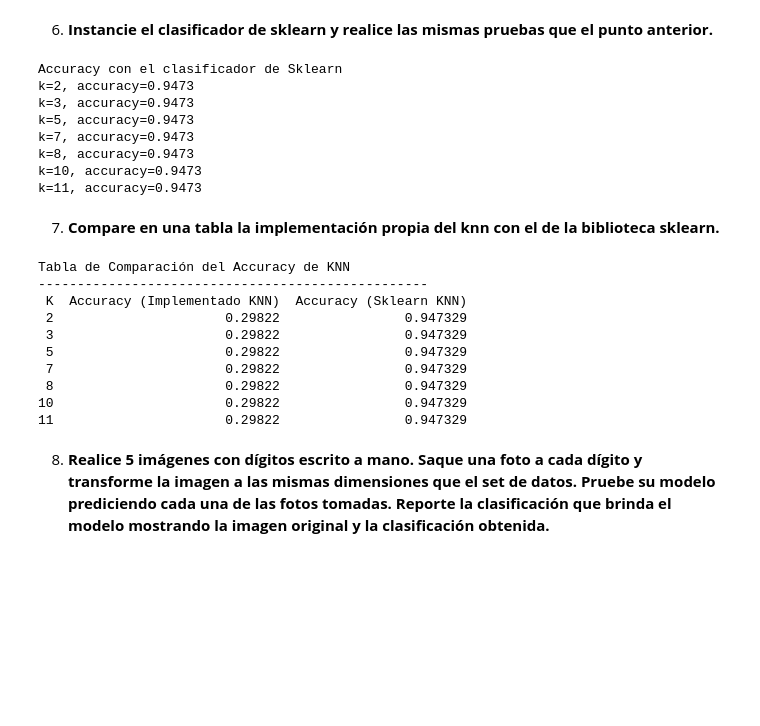
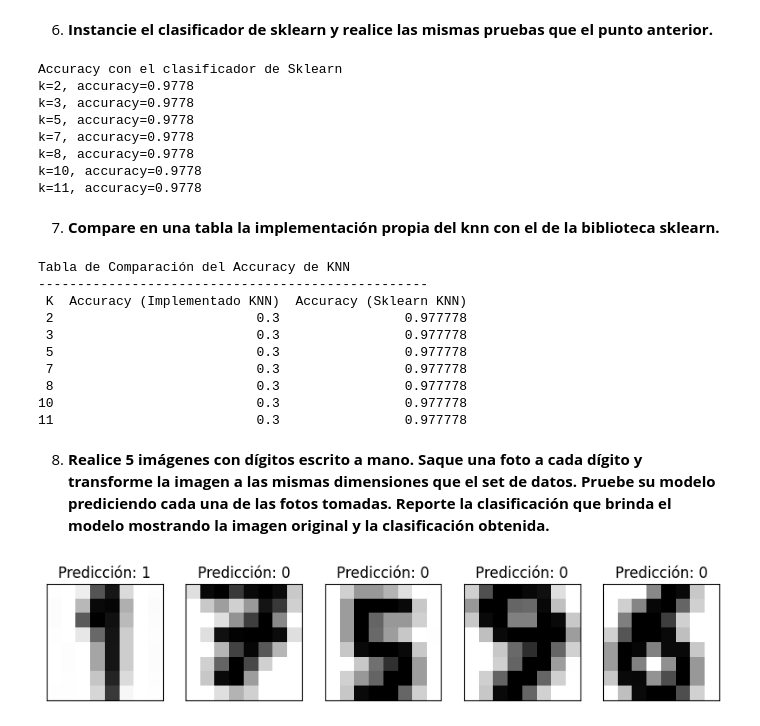
Before and after one commit to JuanPabloRodriguezC/rec_patrones_lab, a Jupyter notebook: Laboratorio2/laboratorio2.ipynb, the cells around one changed output. Drawn from its saved outputs; the diff is of its cells as text; code cells hidden in the pictures; blank space fills up the shorter version.

Commit message:
Digitos escritos a mano

```diff
--- a/Laboratorio2/laboratorio2.ipynb
+++ b/Laboratorio2/laboratorio2.ipynb
@@ -290,7 +288,7 @@ if isinstance(X, pd.DataFrame):
     y = y.to_numpy()
 
 X_train, X_test, y_train, y_test = train_test_split(\
-                X, y, test_size=0.75,stratify=y, random_state=45)
+                X, y, test_size=0.25,stratify=y, random_state=45)
 # %% [markdown]
 5. **Instancie su propia implementación de KNN y pruebe el clasificador (k=2,3,5,7,8,10,11) con el set datos solicitados (note que son 10 clases). Muestre el accuracy con el método normal y con el método de distancia implementado por cada grupo.**
 # %%
@@ -349,13 +347,13 @@ for k in [2,3,5,7,8,10,11]:
         print(f"k={k}, accuracy={acc:.4f}")
 # %% [output]
 Accuracy con el clasificador de Sklearn
-k=2, accuracy=0.9473
-k=3, accuracy=0.9473
-k=5, accuracy=0.9473
-k=7, accuracy=0.9473
-k=8, accuracy=0.9473
-k=10, accuracy=0.9473
-k=11, accuracy=0.9473
+k=2, accuracy=0.9778
+k=3, accuracy=0.9778
+k=5, accuracy=0.9778
+k=7, accuracy=0.9778
+k=8, accuracy=0.9778
+k=10, accuracy=0.9778
+k=11, accuracy=0.9778
 # %% [markdown]
 7. **Compare en una tabla la implementación propia del knn con el de la biblioteca sklearn.**
 # %%
@@ -369,12 +367,45 @@ print(comparison_df.to_string(index=False))
 Tabla de Comparación del Accuracy de KNN
 --------------------------------------------------
  K  Accuracy (Implementado KNN)  Accuracy (Sklearn KNN)
- 2                      0.29822                0.947329
- 3                      0.29822                0.947329
- 5                      0.29822                0.947329
- 7                      0.29822                0.947329
- 8                      0.29822                0.947329
-10                      0.29822                0.947329
-11                      0.29822                0.947329
+ 2                          0.3                0.977778
+ 3                          0.3                0.977778
+ 5                          0.3                0.977778
+ 7                          0.3                0.977778
+ 8                          0.3                0.977778
+10                          0.3                0.977778
+11                          0.3                0.977778
 # %% [markdown]
 8. **Realice 5 imágenes con dígitos escrito a mano. Saque una foto a cada dígito y transforme la imagen a las mismas dimensiones que el set de datos. Pruebe su modelo prediciendo cada una de las fotos tomadas. Reporte la clasificación que brinda el modelo mostrando la imagen original y la clasificación obtenida.**
+# %%
+from PIL import Image
+imple = KNearestNeighbors(X_train, y_train, n_neighbors=k, weights="distance")
+
+images = ['num1.jpg', 'num7.jpg', 'num5.jpg', 'num9.jpg', 'num6.jpg']
+digits = []
+
+# Transforma las imagenes, para que sean igual al dataset
+for path in images:
+    img = Image.open(path)
+    img_gray = img.convert('L')
+    img_resized = img_gray.resize((8, 8), Image.Resampling.LANCZOS)
+    img_array = np.array(img_resized)
+    img_inverted = 255 - img_array
+    img_flattened = img_inverted.flatten()
+    img_scaled = img_flattened / 255.0 * 16.0
+    digits.append(img_scaled)
+
+digits_test = np.array(digits)
+
+predictions = imple.predict(digits_test)
+
+# Mostrar la imagen original y la predicción
+fig, axes = plt.subplots(1, 5, figsize=(10, 2),
+                         subplot_kw={'xticks': [], 'yticks': []})
+
+for i, ax in enumerate(axes):
+    ax.imshow(digits_test[i].reshape(8, 8), cmap='binary')
+    ax.set_title(f'Predicción: {predictions[i]}', fontsize=12)
+
+plt.show()
+# %% [output]
+[figure, added]
```
Also changed, not shown: parts of 4 cells of this notebook, 5 other files.
